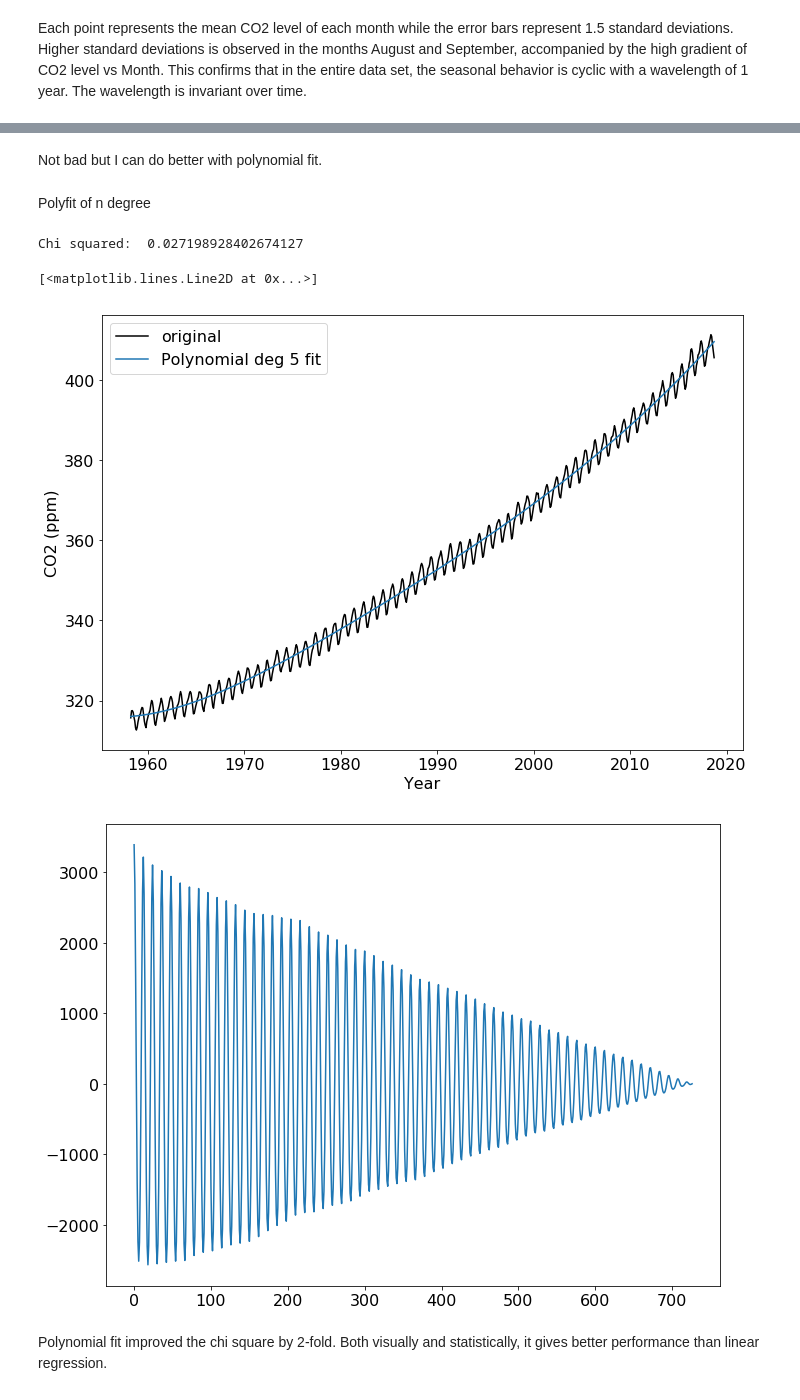
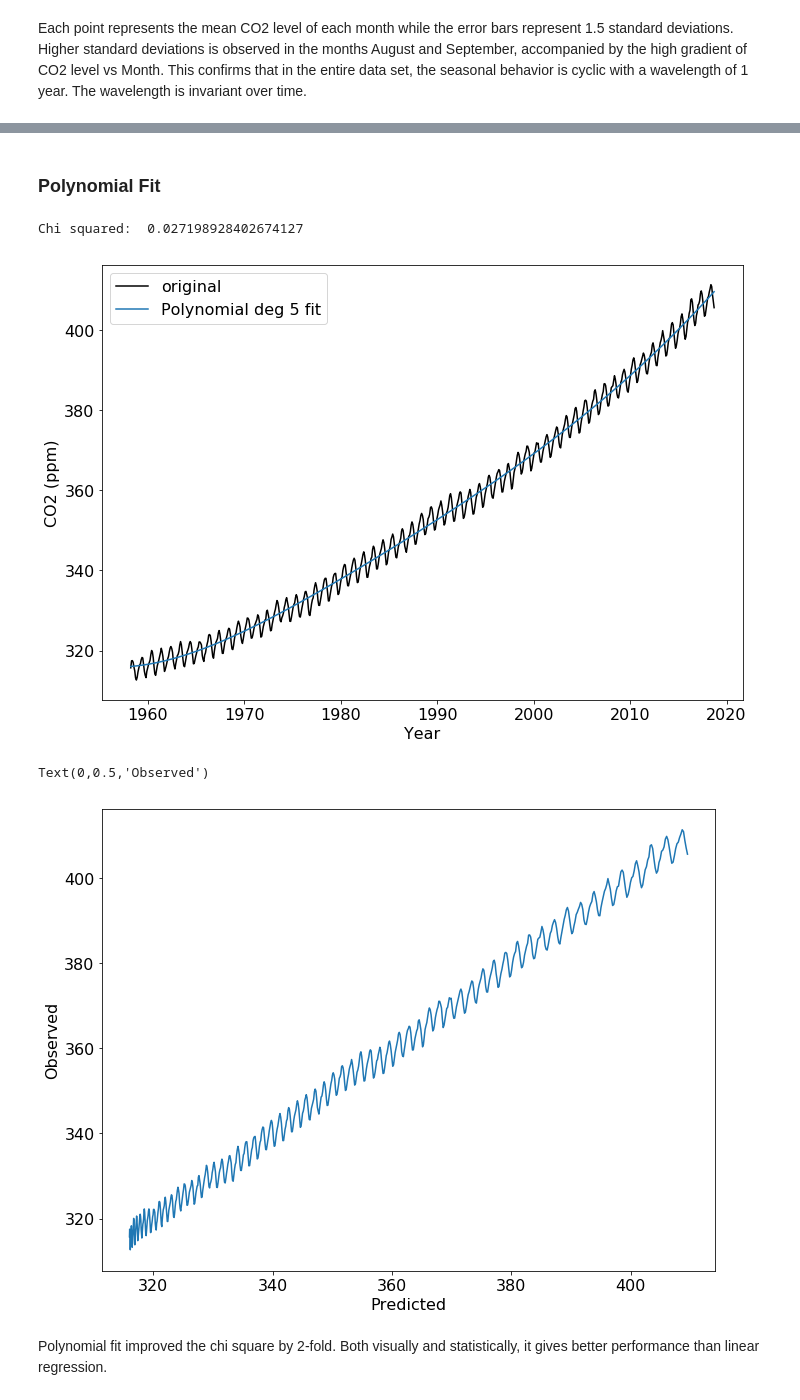
Before and after one commit to Davidnh8/CO2_Analysis, a Jupyter notebook: Atmospheric Carbon Dioxide Data Analysis.ipynb, the cells around one changed output, grey strips where cells are left out. Drawn from its saved outputs; the diff is of its cells as text; code cells hidden in the pictures.

```diff
--- a/Atmospheric Carbon Dioxide Data Analysis.ipynb
+++ b/Atmospheric Carbon Dioxide Data Analysis.ipynb
@@ -296,30 +296,29 @@ Chi squared:  0.06179516384464434
-# %% [markdown]
-Not bad but I can do better with polynomial fit.
-# %% [markdown]
-Polyfit of n degree
+# %% [markdown]
+### Polynomial Fit
 # %%
 x=data['Decimal Date']
 y=data['Interpolated']
 coeff=np.polyfit(x,y,5)
 yfit=poly(x,coeff)
 
 plt.figure(figsize=[11.5,8])
 plt.plot(x, y, color='black', label='original')
 plt.plot(x, yfit, color='C0', label='Polynomial deg 5 fit')
 plt.ylabel('CO2 (ppm)')
 plt.xlabel('Year')
 plt.legend()
 print('Chi squared: ',chi_square(poly(x,coeff),y))
+plt.show()
 
-f=y-yfit
-corr=np.correlate(f,f,mode='full')
 plt.figure(figsize=[11,8.5])
-plt.plot(corr[corr.size//2:])
+plt.plot(yfit,y)
+plt.xlabel("Predicted")
+plt.ylabel("Observed")
 # %% [output]
 Chi squared:  0.027198928402674127
+[figure]
-[<matplotlib.lines.Line2D at 0x...>]
+Text(0,0.5,'Observed')
-[figure]
-[figure, old version]
+[figure, new version]
 # %% [markdown]
 Polynomial fit improved the chi square by 2-fold. Both visually and statistically, it gives better performance than linear regression.
 # %% [markdown]
```
Also changed, not shown: parts of 5 cells of this notebook.
